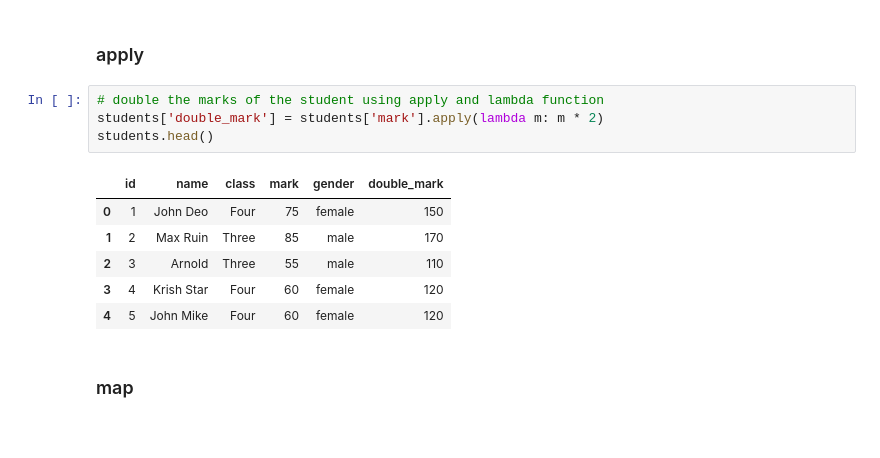
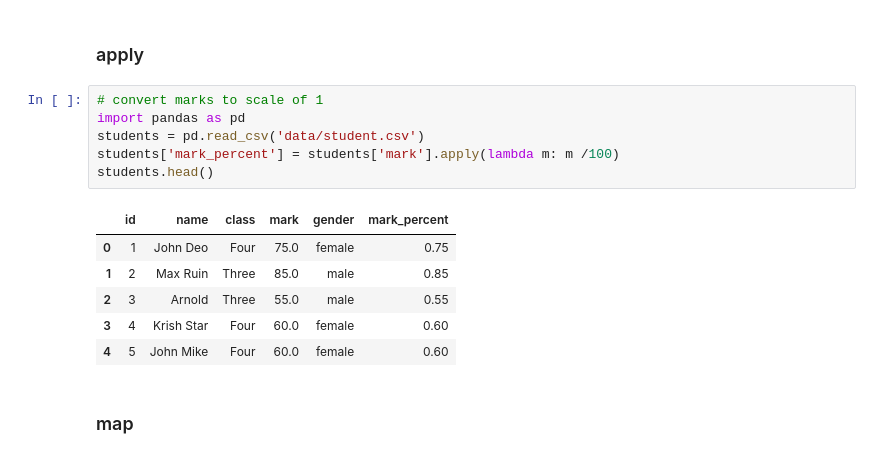
Before and after one commit to tekraj/python-programming, a Jupyter notebook: week-3-Data Analysis with Pandas.ipynb, the cells around one changed output. Saved outputs shown, nothing was run; the diff lists cells and outputs as text.

```diff
--- a/week-3-Data Analysis with Pandas.ipynb
+++ b/week-3-Data Analysis with Pandas.ipynb
@@ -355,15 +355,17 @@ print(loc_filter.head())
 # %% [markdown]
 ### apply
 # %%
-# double the marks of the student using apply and lambda function
-students['double_mark'] = students['mark'].apply(lambda m: m * 2)
+# convert marks to scale of 1
+import pandas as pd
+students = pd.read_csv('data/student.csv')
+students['mark_percent'] = students['mark'].apply(lambda m: m /100)
 students.head()
 # %% [output]
-|  | id | name | class | mark | gender | double_mark |
-| 0 | 1 | John Deo | Four | 75 | female | 150 |
-| 1 | 2 | Max Ruin | Three | 85 | male | 170 |
-| 2 | 3 | Arnold | Three | 55 | male | 110 |
-| 3 | 4 | Krish Star | Four | 60 | female | 120 |
-| 4 | 5 | John Mike | Four | 60 | female | 120 |
+|  | id | name | class | mark | gender | mark_percent |
+| 0 | 1 | John Deo | Four | 75.0 | female | 0.75 |
+| 1 | 2 | Max Ruin | Three | 85.0 | male | 0.85 |
+| 2 | 3 | Arnold | Three | 55.0 | male | 0.55 |
+| 3 | 4 | Krish Star | Four | 60.0 | female | 0.60 |
+| 4 | 5 | John Mike | Four | 60.0 | female | 0.60 |
 # %% [markdown]
 ### map
```
Also changed, not shown: parts of 25 cells of this notebook, 10 other files.
